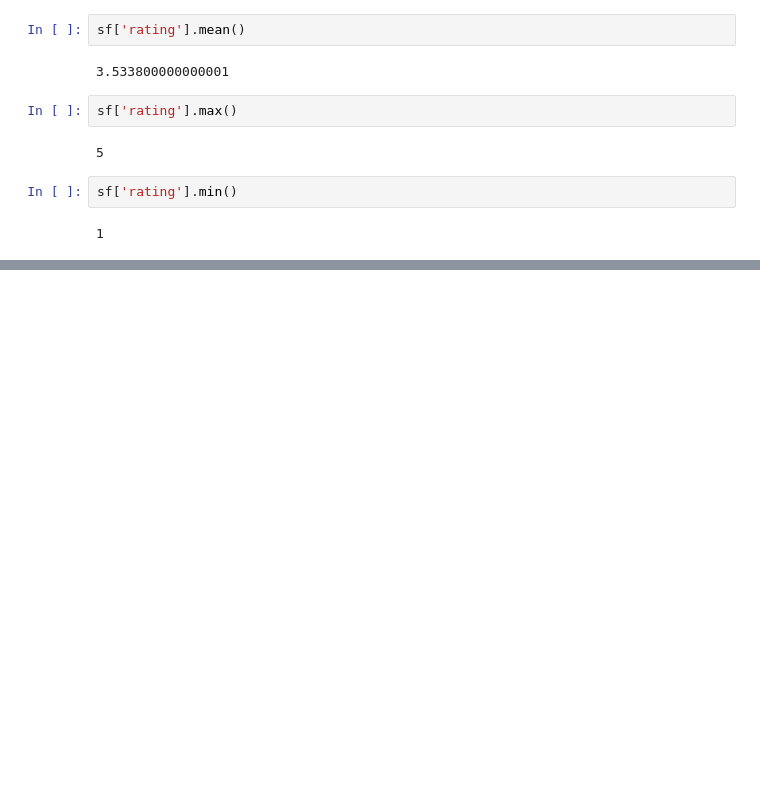
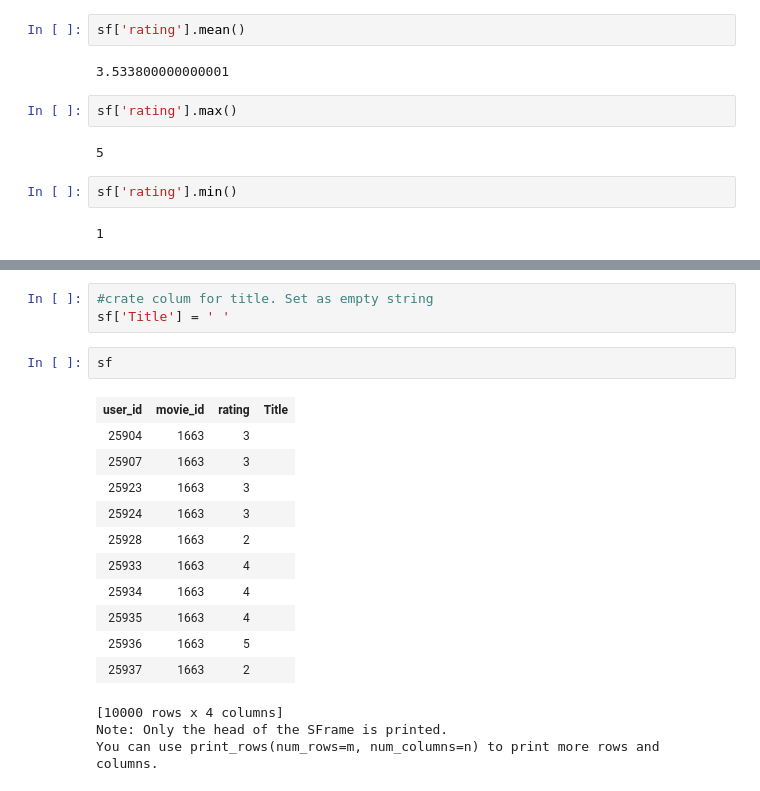
Before and after one commit to sagecodes/notes, a Jupyter notebook: ml-case-study/Getting started with Sframes.ipynb, the cells around one changed output, grey strips where cells are left out. Saved outputs shown, nothing was run; the diff lists cells and outputs as text; blank space fills up the shorter version.

Commit message:
Creat new columns in graphlab

```diff
--- a/ml-case-study/Getting started with Sframes.ipynb
+++ b/ml-case-study/Getting started with Sframes.ipynb
@@ -112,0 +132,20 @@ sf['rating'].min()
+# %%
+#crate colum for title. Set as empty string
+sf['Title'] = ' '
+# %%
+sf
+# %% [output]
+| user_id | movie_id | rating | Title |
+| 25904 | 1663 | 3 |  |
+| 25907 | 1663 | 3 |  |
+| 25923 | 1663 | 3 |  |
+| 25924 | 1663 | 3 |  |
+| 25928 | 1663 | 2 |  |
+| 25933 | 1663 | 4 |  |
+| 25934 | 1663 | 4 |  |
+| 25935 | 1663 | 4 |  |
+| 25936 | 1663 | 5 |  |
+| 25937 | 1663 | 2 |  |
+[10000 rows x 4 columns]
+Note: Only the head of the SFrame is printed.
+You can use print_rows(num_rows=m, num_columns=n) to print more rows and columns.
```
Also changed, not shown: parts of 2 cells of this notebook.
